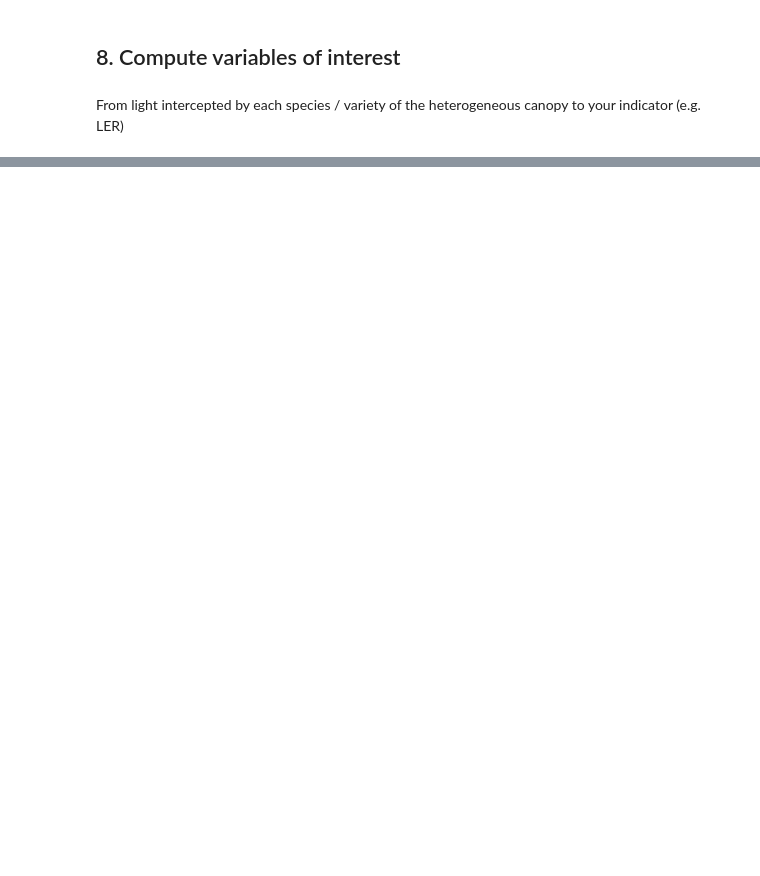
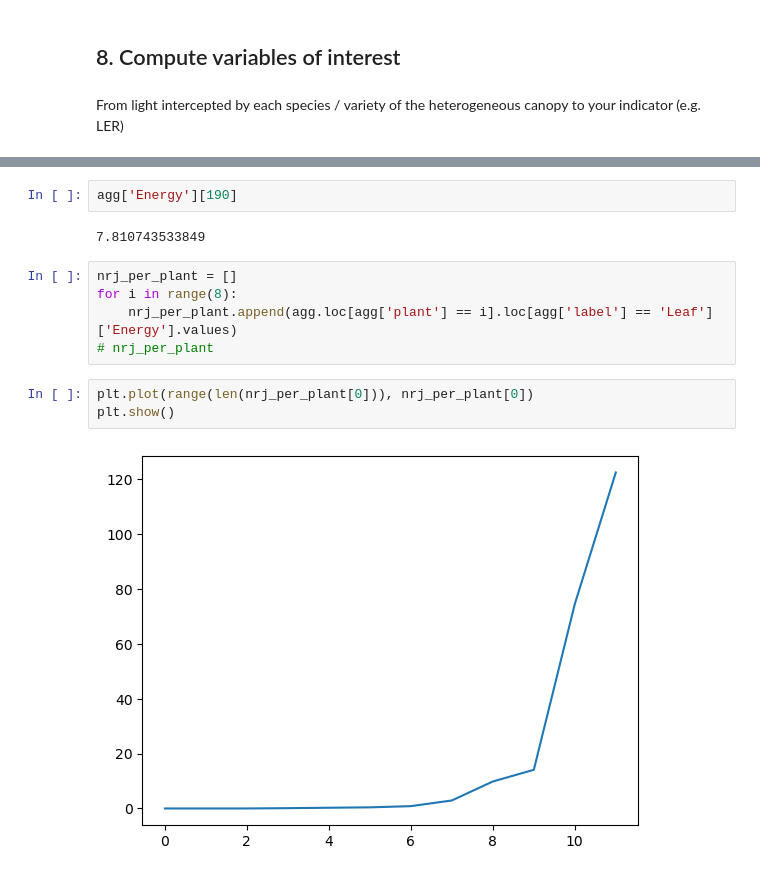
Before and after one commit to orianebro/ArchiCrop, a Jupyter notebook: tutorials/tutorial_UED.ipynb, the cells around one changed output, grey strips where cells are left out. Drawn from its saved outputs; the diff is of its cells as text; blank space fills up the shorter version.

```diff
--- a/tutorials/tutorial_UED.ipynb
+++ b/tutorials/tutorial_UED.ipynb
@@ -228,0 +251,14 @@ From light intercepted by each species / variety of the heterogeneous canopy to
+# %%
+agg['Energy'][190]
+# %% [output]
+7.810743533849
+# %%
+nrj_per_plant = []
+for i in range(8):
+    nrj_per_plant.append(agg.loc[agg['plant'] == i].loc[agg['label'] == 'Leaf']['Energy'].values)
+# nrj_per_plant
+# %%
+plt.plot(range(len(nrj_per_plant[0])), nrj_per_plant[0])
+plt.show()
+# %% [output]
+[figure, added]
```
Also changed, not shown: parts of 6 cells of this notebook, 22 other files.
